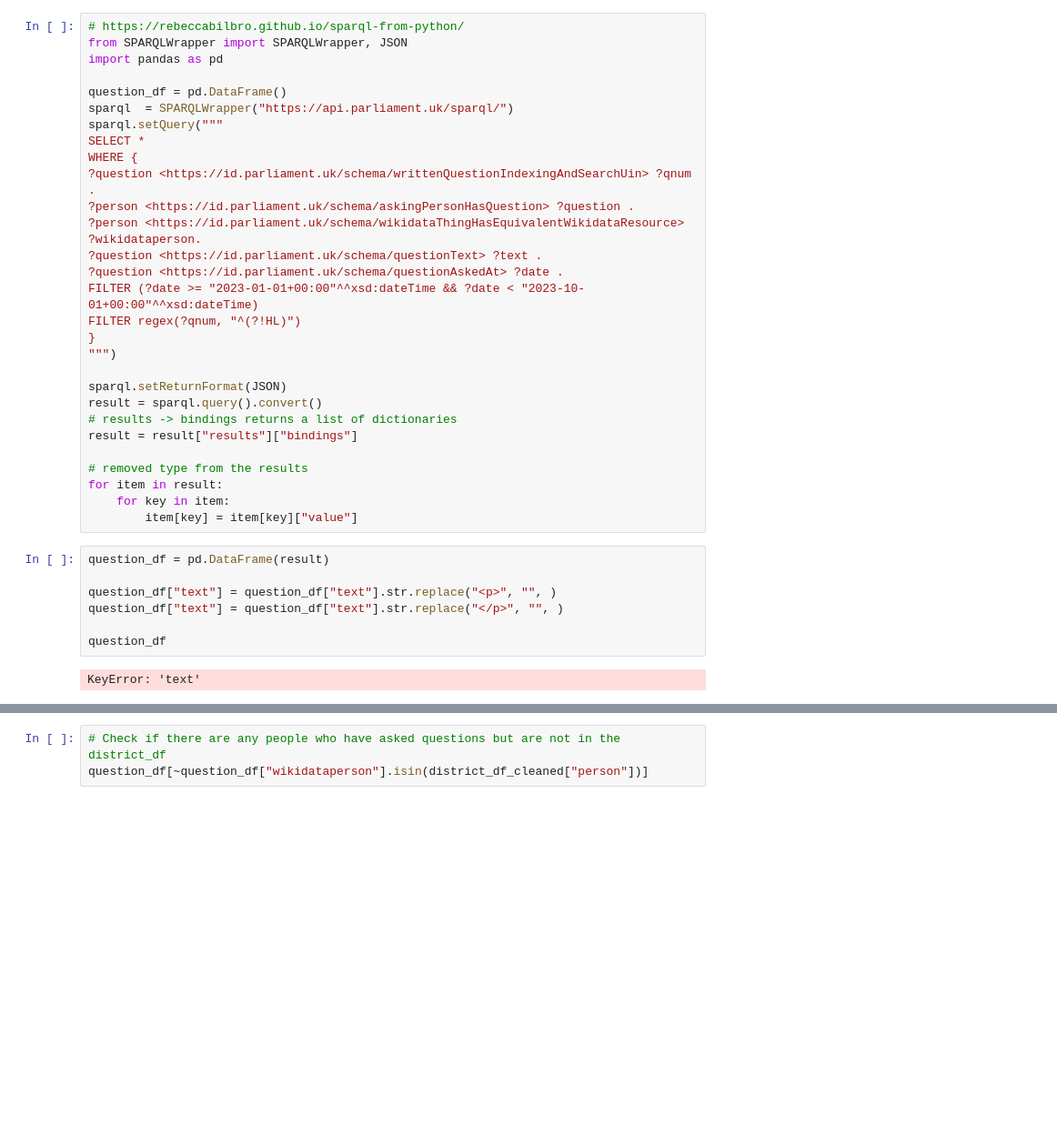
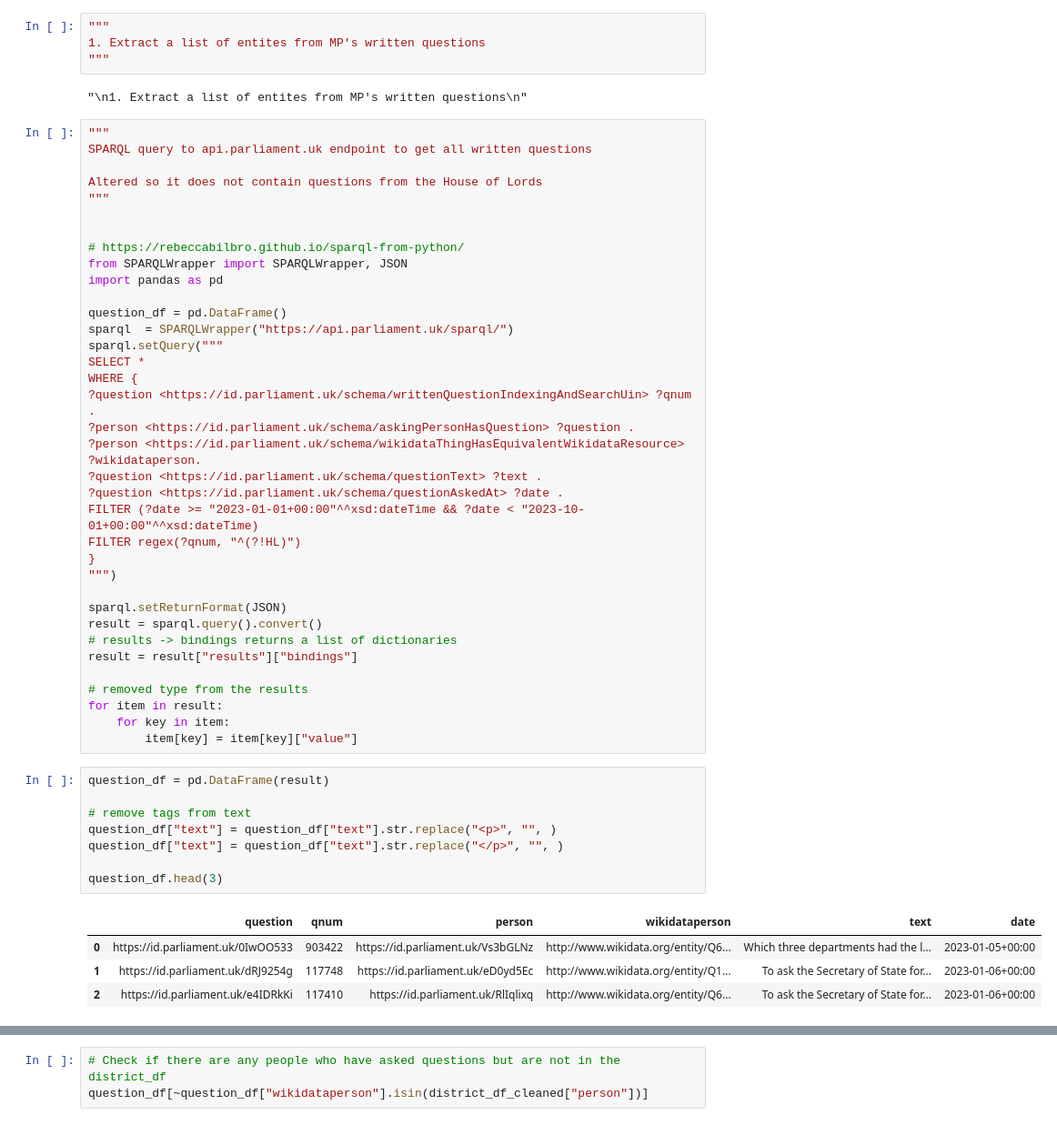
Before and after one commit to zapper-95/MP-Written-Question-Analysis, a Jupyter notebook: notebooks/queries.ipynb, the cells around one changed output, grey strips where cells are left out. Shown at 91% size. Cells and saved outputs as stored; diff of their text form; blank space fills up the shorter version.

```diff
--- a/queries.ipynb
+++ b/notebooks/queries.ipynb
@@ -1,4 +1,17 @@
+# %%
+"""
+1. Extract a list of entites from MP's written questions
+"""
+# %% [output]
+"\n1. Extract a list of entites from MP's written questions\n"
 # %%
+"""
+SPARQL query to api.parliament.uk endpoint to get all written questions
+
+Altered so it does not contain questions from the House of Lords
+"""
+
+
 # https://rebeccabilbro.github.io/sparql-from-python/
 from SPARQLWrapper import SPARQLWrapper, JSON
 import pandas as pd
@@ -30,9 +43,13 @@ for item in result:
 # %%
 question_df = pd.DataFrame(result)
 
+# remove tags from text
 question_df["text"] = question_df["text"].str.replace("<p>", "", )
 question_df["text"] = question_df["text"].str.replace("</p>", "", )
 
-question_df
+question_df.head(3)
 # %% [output]
-KeyError: 'text'
+|  | question | qnum | person | wikidataperson | text | date |
+| 0 | https://id.parliament.uk/0IwOO533 | 903422 | https://id.parliament.uk/Vs3bGLNz | http://www.wikidata.org/entity/Q6... | Which three departments had the l... | 2023-01-05+00:00 |
+| 1 | https://id.parliament.uk/dRJ9254g | 117748 | https://id.parliament.uk/eD0yd5Ec | http://www.wikidata.org/entity/Q1... | To ask the Secretary of State for... | 2023-01-06+00:00 |
+| 2 | https://id.parliament.uk/e4IDRkKi | 117410 | https://id.parliament.uk/RlIqlixq | http://www.wikidata.org/entity/Q6... | To ask the Secretary of State for... | 2023-01-06+00:00 |
```
Also changed, not shown: parts of 33 cells of this notebook, 8 other files.
